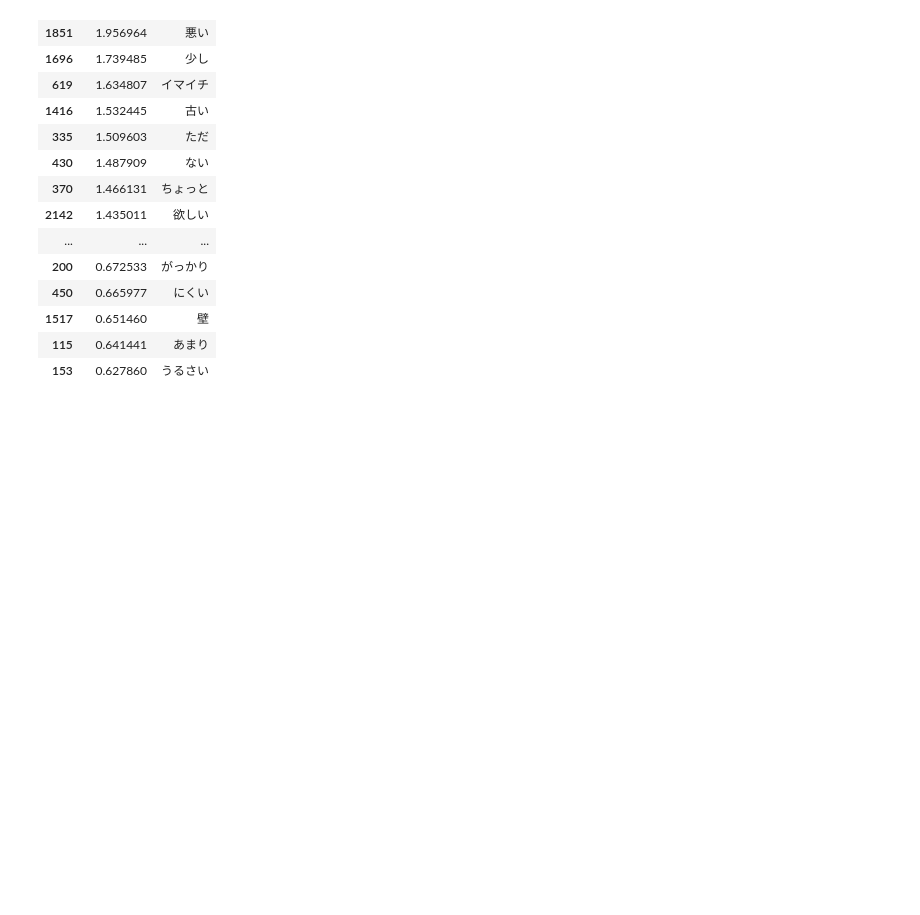
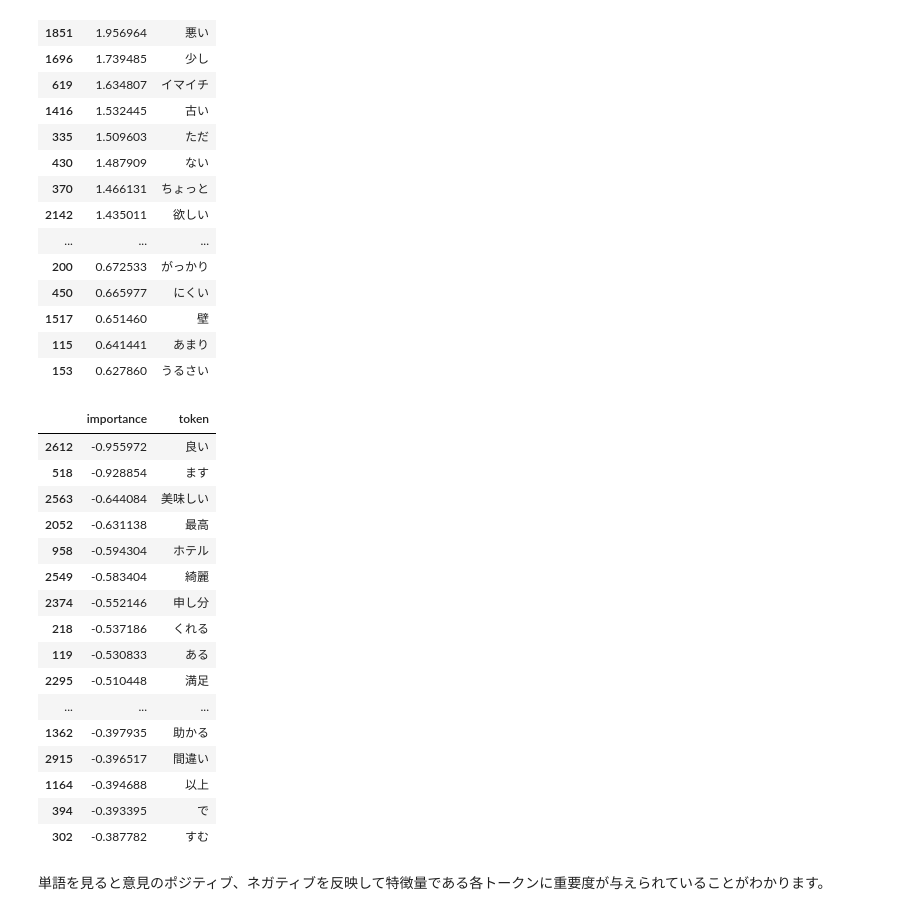
Before and after one commit to colorfulscoop/nlp_cookbook, a Jupyter notebook: jupyter_book/src/linear_sgd.ipynb, the cells around one changed output. Saved outputs shown, nothing was run; the diff lists cells and outputs as text; code cells hidden in the pictures; blank space fills up the shorter version.

```diff
--- a/jupyter_book/src/linear_sgd.ipynb
+++ b/jupyter_book/src/linear_sgd.ipynb
@@ -189,3 +190,26 @@ importance_df.sort_values("importance", ascending=False).head(30)
 | 1517 | 0.651460 | 壁 |
 | 115 | 0.641441 | あまり |
 | 153 | 0.627860 | うるさい |
+# %%
+# ラベルが 0 (つまり意見はポジティブ）側の重要なトークン
+importance_df.sort_values("importance").head(30)
+# %% [output]
+|  | importance | token |
+| 2612 | -0.955972 | 良い |
+| 518 | -0.928854 | ます |
+| 2563 | -0.644084 | 美味しい |
+| 2052 | -0.631138 | 最高 |
+| 958 | -0.594304 | ホテル |
+| 2549 | -0.583404 | 綺麗 |
+| 2374 | -0.552146 | 申し分 |
+| 218 | -0.537186 | くれる |
+| 119 | -0.530833 | ある |
+| 2295 | -0.510448 | 満足 |
+| ... | ... | ... |
+| 1362 | -0.397935 | 助かる |
+| 2915 | -0.396517 | 間違い |
+| 1164 | -0.394688 | 以上 |
+| 394 | -0.393395 | で |
+| 302 | -0.387782 | すむ |
+# %% [markdown]
+単語を見ると意見のポジティブ、ネガティブを反映して特徴量である各トークンに重要度が与えられていることがわかります。
```
Also changed, not shown: parts of 1 cell of this notebook, 50 other files.
